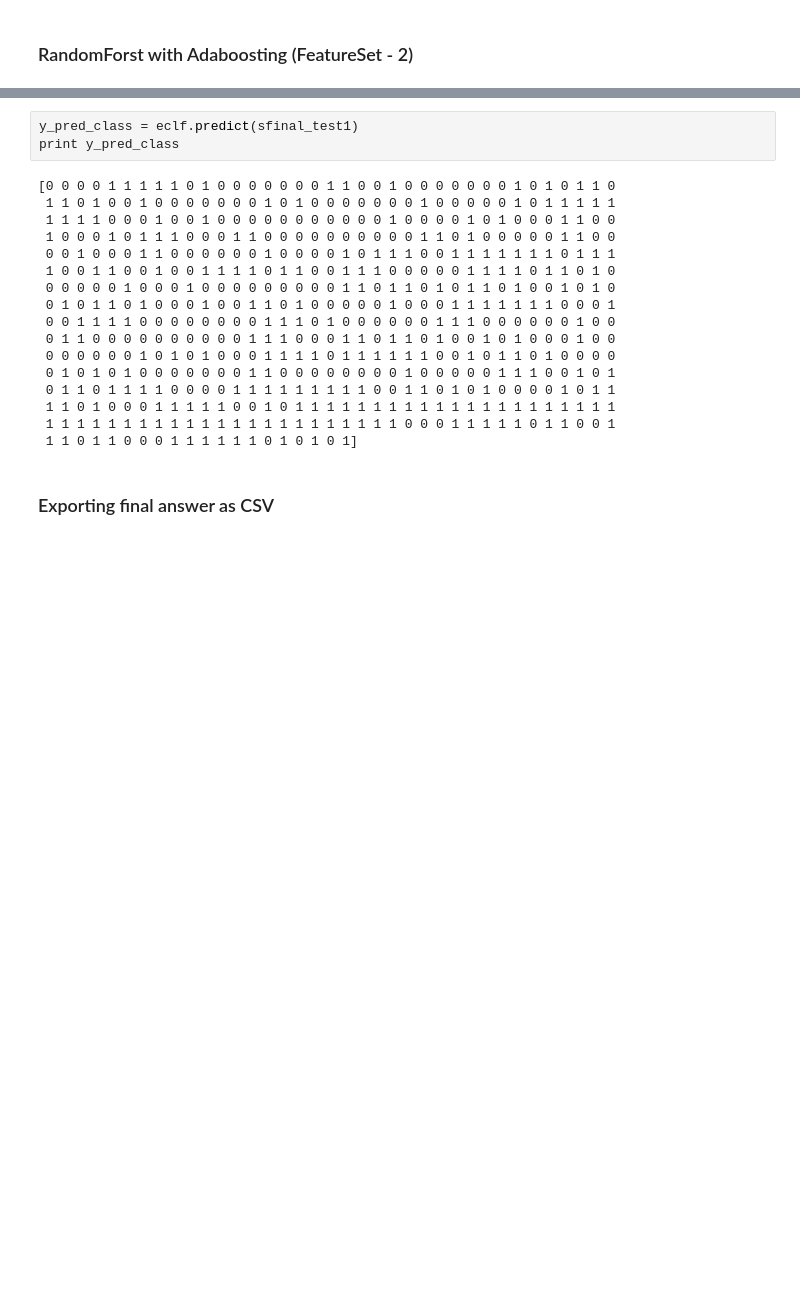
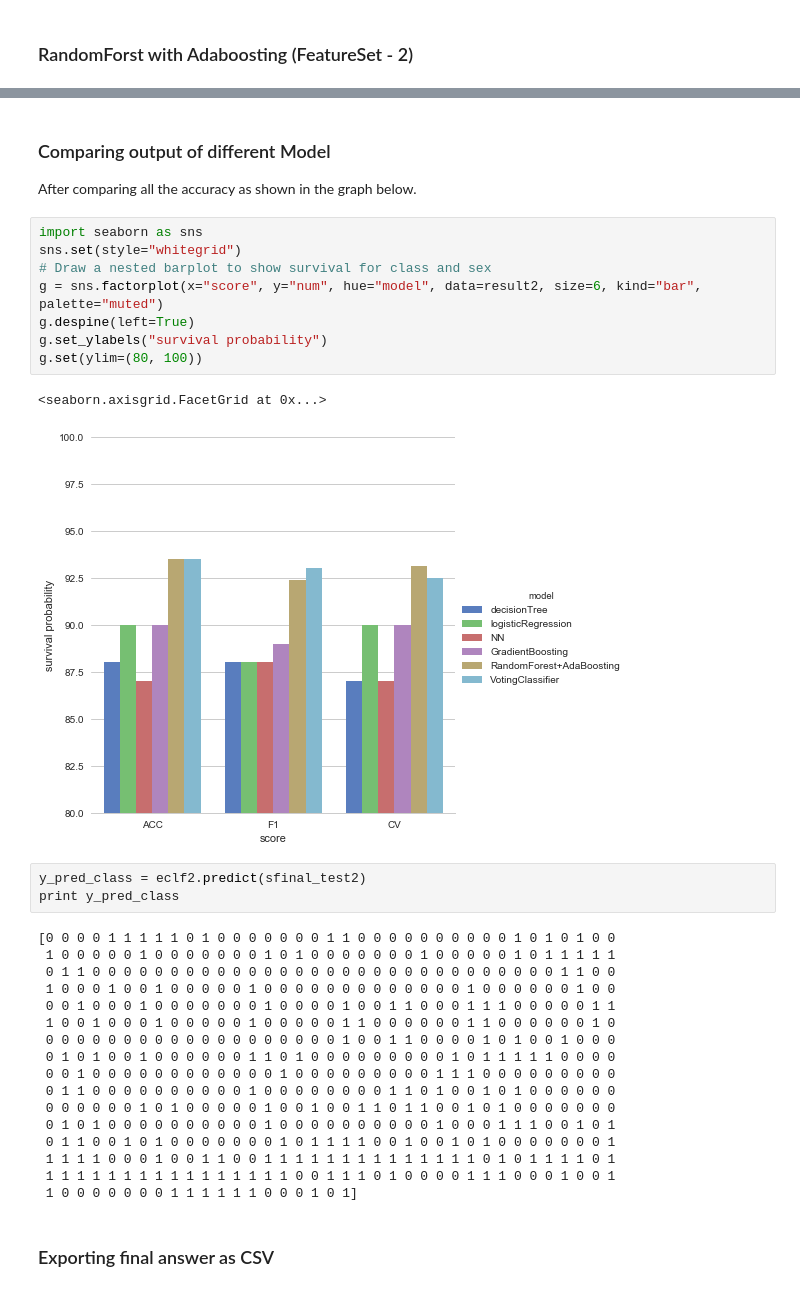
Before and after one commit to Vignesh6v/Twitter-BotorNot, a Jupyter notebook: FeatureSelection + Models.ipynb, the cells around one changed output, grey strips where cells are left out. Drawn from its saved outputs; the diff is of its cells as text; blank space fills up the shorter version.

Commit message:
editing final graph and result

```diff
--- a/FeatureSelection + Models.ipynb
+++ b/FeatureSelection + Models.ipynb
@@ -709,23 +750,38 @@ print a_svm,np.mean(a_svm)
+# %% [markdown]
+### Comparing output of different Model
+
+After comparing all the accuracy as shown in the graph below.
+# %%
+import seaborn as sns
+sns.set(style="whitegrid")
+# Draw a nested barplot to show survival for class and sex
+g = sns.factorplot(x="score", y="num", hue="model", data=result2, size=6, kind="bar", palette="muted")
+g.despine(left=True)
+g.set_ylabels("survival probability")
+g.set(ylim=(80, 100))
+# %% [output]
+<seaborn.axisgrid.FacetGrid at 0x...>
+[figure, added]
 # %%
-y_pred_class = eclf.predict(sfinal_test1)
+y_pred_class = eclf2.predict(sfinal_test2)
 print y_pred_class
 # %% [output]
-[0 0 0 0 1 1 1 1 1 0 1 0 0 0 0 0 0 0 1 1 0 0 1 0 0 0 0 0 0 0 1 0 1 0 1 1 0
- 1 1 0 1 0 0 1 0 0 0 0 0 0 0 1 0 1 0 0 0 0 0 0 0 1 0 0 0 0 0 1 0 1 1 1 1 1
- 1 1 1 1 0 0 0 1 0 0 1 0 0 0 0 0 0 0 0 0 0 0 1 0 0 0 0 1 0 1 0 0 0 1 1 0 0
- 1 0 0 0 1 0 1 1 1 0 0 0 1 1 0 0 0 0 0 0 0 0 0 0 1 1 0 1 0 0 0 0 0 1 1 0 0
- 0 0 1 0 0 0 1 1 0 0 0 0 0 0 1 0 0 0 0 1 0 1 1 1 0 0 1 1 1 1 1 1 1 0 1 1 1
- 1 0 0 1 1 0 0 1 0 0 1 1 1 1 0 1 1 0 0 1 1 1 0 0 0 0 0 1 1 1 1 0 1 1 0 1 0
- 0 0 0 0 0 1 0 0 0 1 0 0 0 0 0 0 0 0 0 1 1 0 1 1 0 1 0 1 1 0 1 0 0 1 0 1 0
- 0 1 0 1 1 0 1 0 0 0 1 0 0 1 1 0 1 0 0 0 0 0 1 0 0 0 1 1 1 1 1 1 1 0 0 0 1
- 0 0 1 1 1 1 0 0 0 0 0 0 0 0 1 1 1 0 1 0 0 0 0 0 0 1 1 1 0 0 0 0 0 0 1 0 0
- 0 1 1 0 0 0 0 0 0 0 0 0 0 1 1 1 0 0 0 1 1 0 1 1 0 1 0 0 1 0 1 0 0 0 1 0 0
- 0 0 0 0 0 0 1 0 1 0 1 0 0 0 1 1 1 1 0 1 1 1 1 1 1 0 0 1 0 1 1 0 1 0 0 0 0
- 0 1 0 1 0 1 0 0 0 0 0 0 0 1 1 0 0 0 0 0 0 0 0 1 0 0 0 0 0 1 1 1 0 0 1 0 1
- 0 1 1 0 1 1 1 1 0 0 0 0 1 1 1 1 1 1 1 1 1 0 0 1 1 0 1 0 1 0 0 0 0 1 0 1 1
- 1 1 0 1 0 0 0 1 1 1 1 1 0 0 1 0 1 1 1 1 1 1 1 1 1 1 1 1 1 1 1 1 1 1 1 1 1
- 1 1 1 1 1 1 1 1 1 1 1 1 1 1 1 1 1 1 1 1 1 1 1 0 0 0 1 1 1 1 1 0 1 1 0 0 1
- 1 1 0 1 1 0 0 0 1 1 1 1 1 1 0 1 0 1 0 1]
+[0 0 0 0 1 1 1 1 1 0 1 0 0 0 0 0 0 0 1 1 0 0 0 0 0 0 0 0 0 0 1 0 1 0 1 0 0
+ 1 0 0 0 0 0 1 0 0 0 0 0 0 0 1 0 1 0 0 0 0 0 0 0 1 0 0 0 0 0 1 0 1 1 1 1 1
+ 0 1 1 0 0 0 0 0 0 0 0 0 0 0 0 0 0 0 0 0 0 0 0 0 0 0 0 0 0 0 0 0 0 1 1 0 0
+ 1 0 0 0 1 0 0 1 0 0 0 0 0 1 0 0 0 0 0 0 0 0 0 0 0 0 0 1 0 0 0 0 0 0 1 0 0
+ 0 0 1 0 0 0 1 0 0 0 0 0 0 0 1 0 0 0 0 1 0 0 1 1 0 0 0 1 1 1 0 0 0 0 0 1 1
+ 1 0 0 1 0 0 0 1 0 0 0 0 0 1 0 0 0 0 0 1 1 0 0 0 0 0 0 1 1 0 0 0 0 0 0 1 0
+ 0 0 0 0 0 0 0 0 0 0 0 0 0 0 0 0 0 0 0 1 0 0 1 1 0 0 0 0 1 0 1 0 0 1 0 0 0
+ 0 1 0 1 0 0 1 0 0 0 0 0 0 1 1 0 1 0 0 0 0 0 0 0 0 0 1 0 1 1 1 1 1 0 0 0 0
+ 0 0 1 0 0 0 0 0 0 0 0 0 0 0 0 1 0 0 0 0 0 0 0 0 0 1 1 1 0 0 0 0 0 0 0 0 0
+ 0 1 1 0 0 0 0 0 0 0 0 0 0 1 0 0 0 0 0 0 0 0 1 1 0 1 0 0 1 0 1 0 0 0 0 0 0
+ 0 0 0 0 0 0 1 0 1 0 0 0 0 0 1 0 0 1 0 0 1 1 0 1 1 0 0 1 0 1 0 0 0 0 0 0 0
+ 0 1 0 1 0 0 0 0 0 0 0 0 0 0 1 0 0 0 0 0 0 0 0 0 0 1 0 0 0 1 1 1 0 0 1 0 1
+ 0 1 1 0 0 1 0 1 0 0 0 0 0 0 0 1 0 1 1 1 1 0 0 1 0 0 1 0 1 0 0 0 0 0 0 0 1
+ 1 1 1 1 0 0 0 1 0 0 1 1 0 0 1 1 1 1 1 1 1 1 1 1 1 1 1 1 0 1 0 1 1 1 1 0 1
+ 1 1 1 1 1 1 1 1 1 1 1 1 1 1 1 1 0 0 1 1 1 0 1 0 0 0 0 1 1 1 0 0 0 1 0 0 1
+ 1 0 0 0 0 0 0 0 1 1 1 1 1 1 0 0 0 1 0 1]
 # %% [markdown]
 ### Exporting final answer as CSV
 # %%
```
Also changed, not shown: parts of 27 cells of this notebook.
